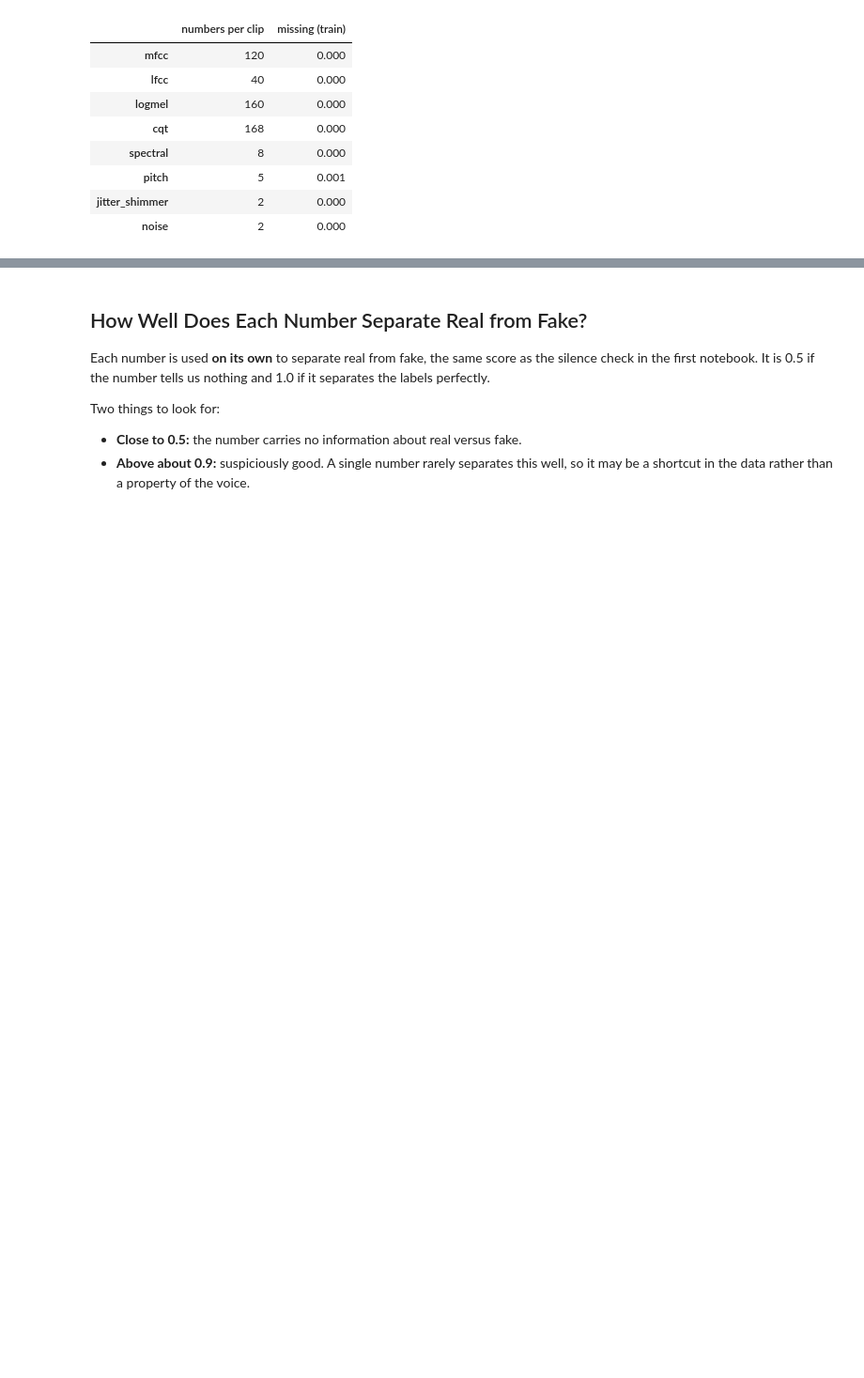
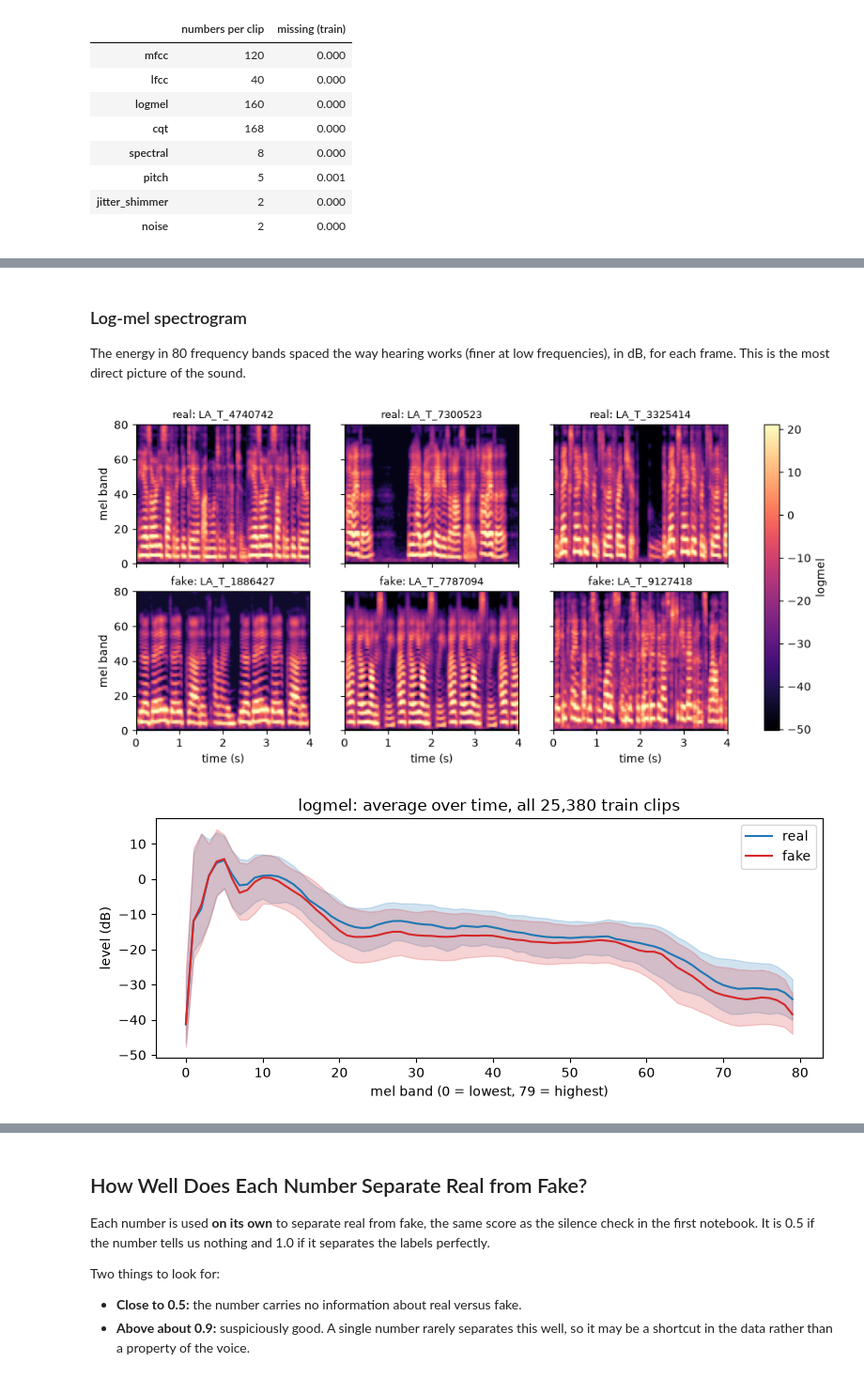
Before and after one commit to SarahMa12/VishingDetector, a Jupyter notebook: notebooks/02_feature_checks.ipynb, the cells around one changed output, grey strips where cells are left out. Shown at 94% size. Saved outputs shown, nothing was run; the diff lists cells and outputs as text; code cells hidden in the pictures; blank space fills up the shorter version.

```diff
--- a/notebooks/02_feature_checks.ipynb
+++ b/notebooks/02_feature_checks.ipynb
@@ -123,0 +290,10 @@ pd.DataFrame({
+# %% [markdown]
+### Log-mel spectrogram
+
+The energy in 80 frequency bands spaced the way hearing works (finer at low frequencies), in dB, for each frame. This is the most direct picture of the sound.
+# %%
+show_grids("logmel", ylabel="mel band")
+show_profile("logmel", xlabel="mel band (0 = lowest, 79 = highest)", ylabel="level (dB)")
+# %% [output]
+[figure, added]
+[figure, added]
```
Also changed, not shown: parts of 28 cells of this notebook.
